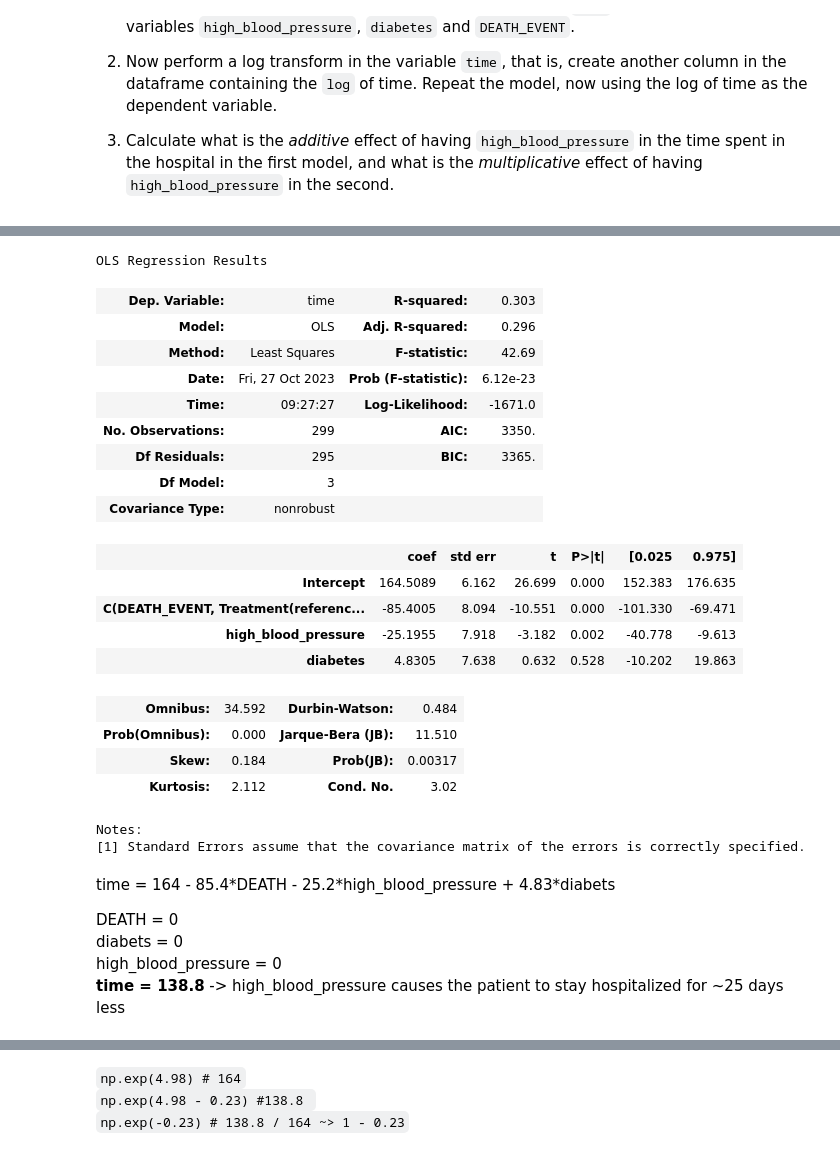
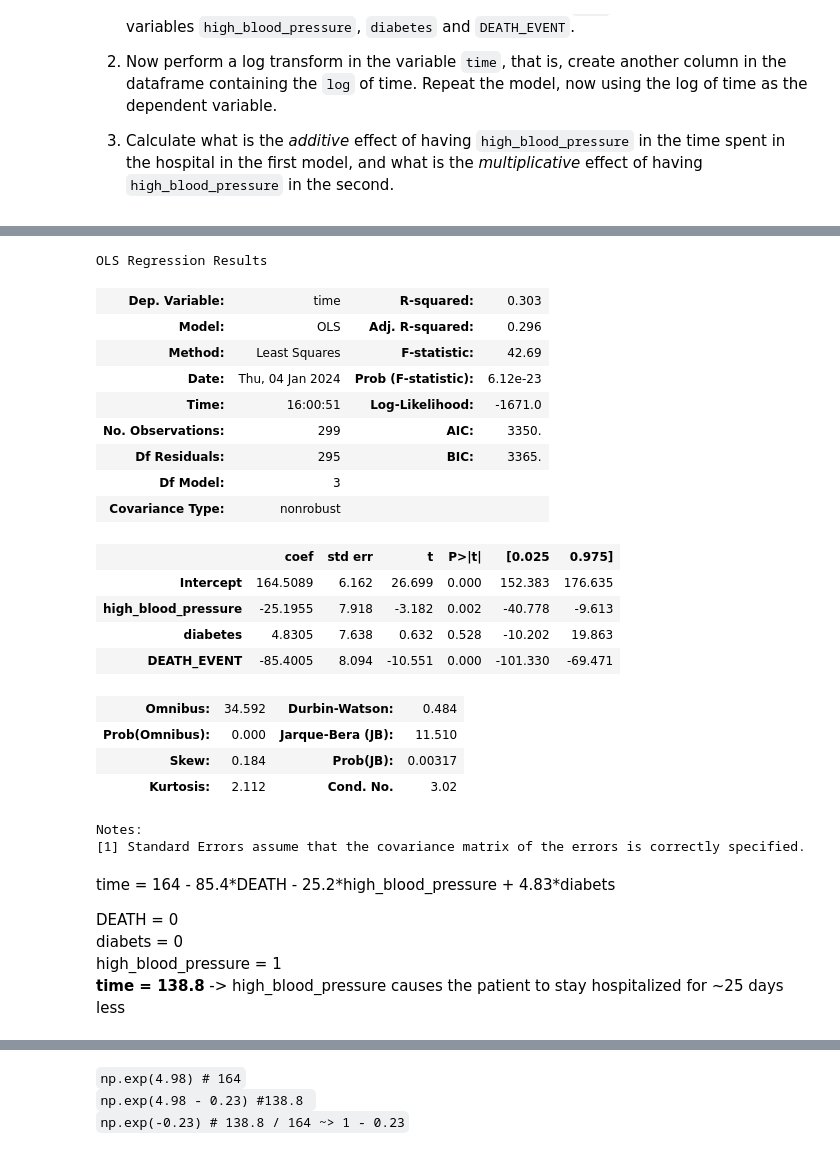
Before and after one commit to Jakhongir0103/epfl-ada, a Jupyter notebook: Exercises/04 - Regression analysis/Regression_analysis.ipynb, the cells around one changed output, grey strips where cells are left out. Cells and saved outputs as stored; diff of their text form; code cells hidden in the pictures.

```diff
--- a/Exercises/04 - Regression analysis/Regression_analysis.ipynb
+++ b/Exercises/04 - Regression analysis/Regression_analysis.ipynb
@@ -489,24 +491,24 @@ df.sample(1)
 |  | age | anaemia | creatinine_phosphokinase | diabetes | ejection_fraction | high_blood_pressure | platelets | ... |
 | 179 | 55.0 | 0 | 835 | 0 | 40 | 0 | 279000.0 | ... |
 # %%
-reg = smf.ols(formula = 'time ~ high_blood_pressure + diabetes + C(DEATH_EVENT, Treatment(reference=0)) ', data=df).fit()
+reg = smf.ols(formula = 'time ~ high_blood_pressure + diabetes + DEATH_EVENT', data=df).fit()
 reg.summary()
 # %% [output]
 OLS Regression Results
 | Dep. Variable: | time | R-squared: | 0.303 |
 | Model: | OLS | Adj. R-squared: | 0.296 |
 | Method: | Least Squares | F-statistic: | 42.69 |
-| Date: | Fri, 27 Oct 2023 | Prob (F-statistic): | 6.12e-23 |
-| Time: | 09:27:27 | Log-Likelihood: | -1671.0 |
+| Date: | Thu, 04 Jan 2024 | Prob (F-statistic): | 6.12e-23 |
+| Time: | 16:00:51 | Log-Likelihood: | -1671.0 |
 | No. Observations: | 299 | AIC: | 3350. |
 | Df Residuals: | 295 | BIC: | 3365. |
 | Df Model: | 3 |  |  |
 | Covariance Type: | nonrobust |  |  |
 |  | coef | std err | t | P>|t| | [0.025 | 0.975] |
 | Intercept | 164.5089 | 6.162 | 26.699 | 0.000 | 152.383 | 176.635 |
-| C(DEATH_EVENT, Treatment(referenc... | -85.4005 | 8.094 | -10.551 | 0.000 | -101.330 | -69.471 |
 | high_blood_pressure | -25.1955 | 7.918 | -3.182 | 0.002 | -40.778 | -9.613 |
 | diabetes | 4.8305 | 7.638 | 0.632 | 0.528 | -10.202 | 19.863 |
+| DEATH_EVENT | -85.4005 | 8.094 | -10.551 | 0.000 | -101.330 | -69.471 |
 | Omnibus: | 34.592 | Durbin-Watson: | 0.484 |
 | Prob(Omnibus): | 0.000 | Jarque-Bera (JB): | 11.510 |
 | Skew: | 0.184 | Prob(JB): | 0.00317 |
@@ -518,7 +520,7 @@ time = 164 - 85.4\*DEATH - 25.2\*high_blood_pressure + 4.83*diabets
 
 DEATH = 0\
 diabets = 0\
-high_blood_pressure = 0\
+high_blood_pressure = 1\
 __time = 138.8__ -> high_blood_pressure causes the patient to stay hospitalized for ~25 days less
 # %%
 df['time_log'] = np.log(df.time)
```
Also changed, not shown: parts of 7 cells of this notebook, 11 other files.
